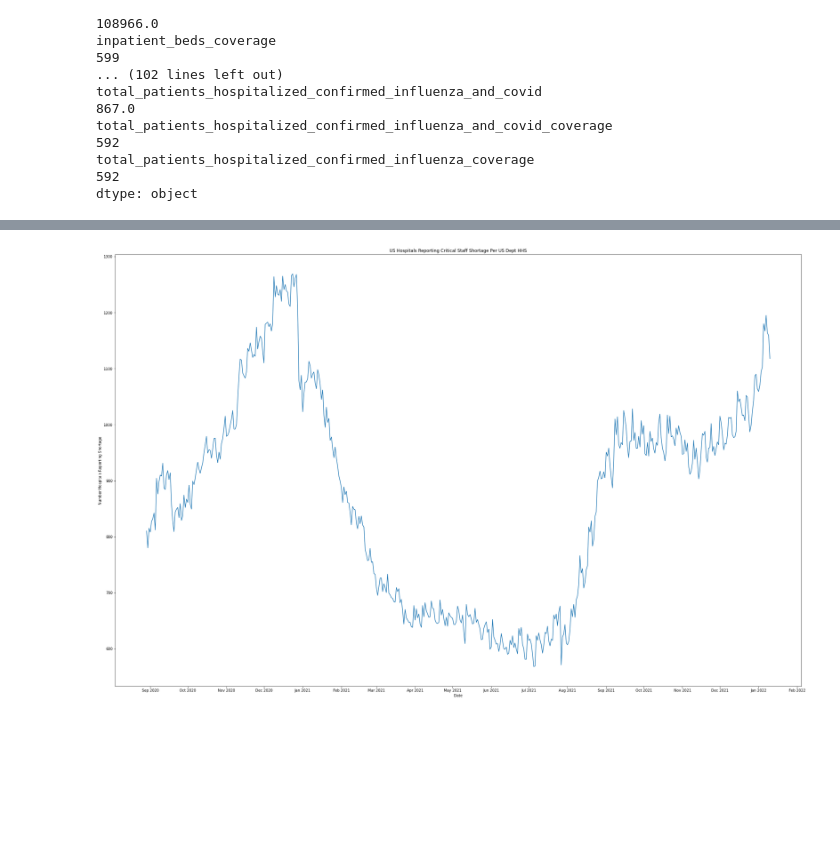
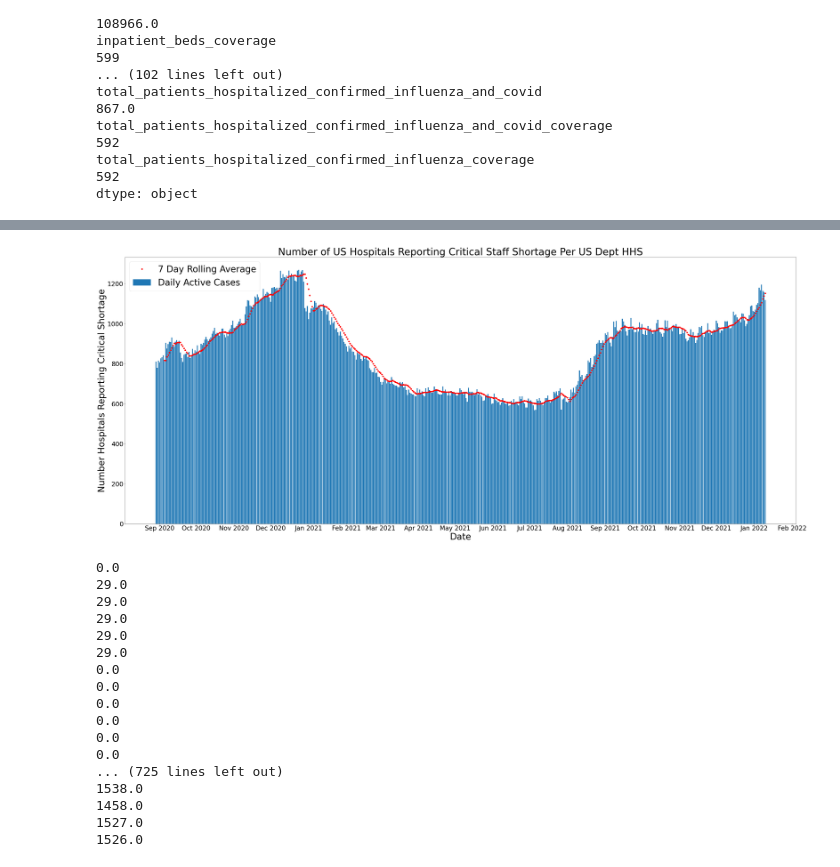
Before and after one commit to ldhagen/HHS_COVID_Notebook, a Jupyter notebook: HHS COVID-19 Reported Patient Impact and Hospital Capacity by State Timeseries.ipynb, the cells around one changed output, grey strips where cells are left out. Cells and saved outputs as stored; diff of their text form; code cells hidden in the pictures; blank space fills up the shorter version.

```diff
--- a/HHS COVID-19 Reported Patient Impact and Hospital Capacity by State Timeseries.ipynb
+++ b/HHS COVID-19 Reported Patient Impact and Hospital Capacity by State Timeseries.ipynb
@@ -149,20 +55,48 @@ bbb = df_total_critical[-500::]
+# %%
+bbb = df_total_critical[-500::]
+ccc = bbb.set_index('date')
+ccc_moving = ccc.rolling(7).mean().shift()
 # %%
 import datetime
 import matplotlib.dates as mdates
 months = mdates.MonthLocator()
 days = mdates.DayLocator()
 timeFmt = mdates.DateFormatter('%b %Y')
 fig, ax = plt.subplots()
-fig.set_size_inches(34,22)
+fig.set_size_inches(54,22)
 ax.xaxis.set_major_locator(months)
 ax.xaxis.set_major_formatter(timeFmt)
+ax.tick_params(axis='both', labelsize=28)
 #ax.xaxis.set_minor_locator(months)
-plt.title('US Hospitals Reporting Critical Staff Shortage Per US Dept HHS')
-plt.xlabel('Date',color='black')
-plt.ylabel('Number Hospitals Reporting Shortage',color='black')
-plt.plot(bbb.date, bbb.reported_critical_sum)
-#plt.plot(df_newcases_7day_moving, 'ro')
-#plt.legend(['7 Day Rolling Average','Daily Active Cases'])
+#plt.rcParams["figure.figsize"] = [17.00, 3.50]
+plt.title('Number of US Hospitals Reporting Critical Staff Shortage Per US Dept HHS', fontsize = 44)
+plt.xlabel('Date',color='black', fontsize = 40)
+plt.ylabel('Number Hospitals Reporting Critical Shortage',color='black', fontsize = 40)
+plt.bar(ccc.index, bbb.reported_critical_sum)
+plt.plot(ccc_moving.reported_critical_sum, 'ro')
+plt.legend(['7 Day Rolling Average','Daily Active Cases'], fontsize = 40)
+#plt.legend(['7 Day Rolling Average','Daily Reported Critical Shortage'])
 fig.savefig('HHS_critical_staffing_shortage_today.png')
 # %% [output]
-[figure, old version]
+[figure, new version]
+# %%
+for x in date_list:
+    print(df_hhs[df_hhs.date == x]['deaths_covid'].sum())
+# %% [output]
+0.0
+29.0
+29.0
+29.0
+29.0
+29.0
+0.0
+0.0
+0.0
+0.0
+0.0
+0.0
+... (725 lines left out)
+1538.0
+1458.0
+1527.0
+1526.0
```
Also changed, not shown: parts of 16 cells of this notebook.
